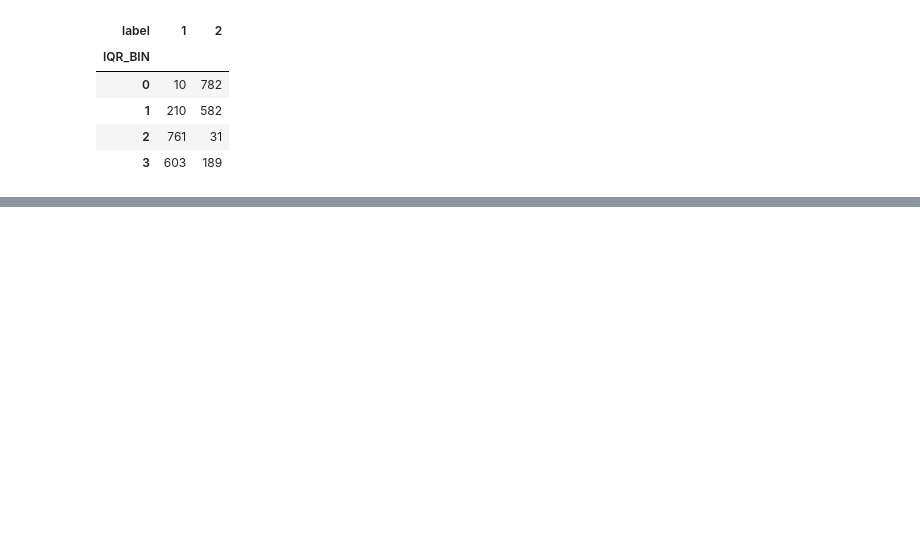
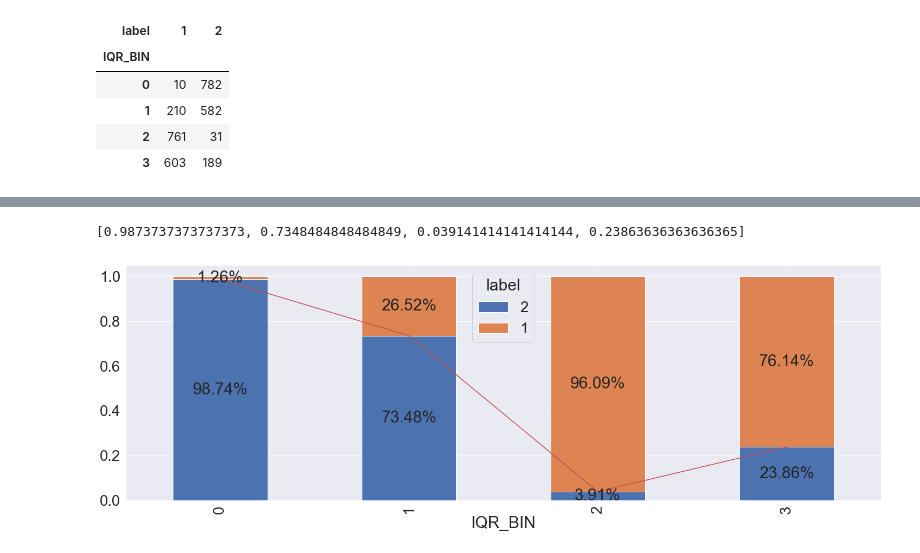
Before and after one commit to azranmelody/modling, a Jupyter notebook: my projects/classification/voice recognition/eda.ipynb, the cells around one changed output, grey strips where cells are left out. Saved outputs shown, nothing was run; the diff lists cells and outputs as text; code cells hidden in the pictures; blank space fills up the shorter version.

```diff
--- a/my projects/classification/voice recognition/eda.ipynb
+++ b/my projects/classification/voice recognition/eda.ipynb
@@ -82 +64,6 @@ ValueError: Image size of 276461x492 pixels is too large. It must be less than 2
+# %%
+ahuz_per_feature1_by_feature2(df,'label',x_axis='IQR_BIN', font_scale=2.5 , count_what='sd',order_by_count=None)
+# %% [output]
+[0.9873737373737373, 0.7348484848484849, 0.039141414141414144, 0.23863636363636365]
+[figure, added]
 # %%
```
Also changed, not shown: parts of 17 cells of this notebook.
